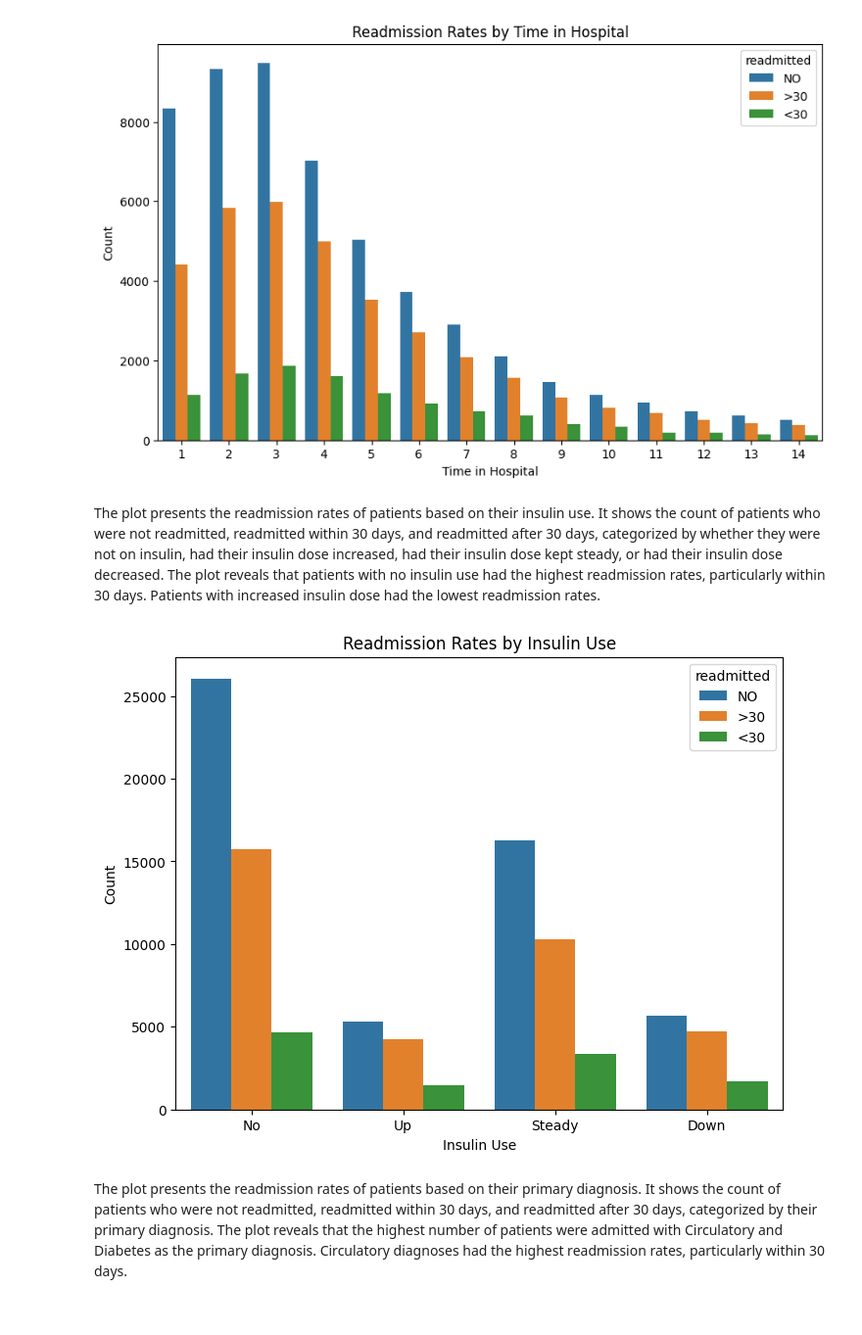
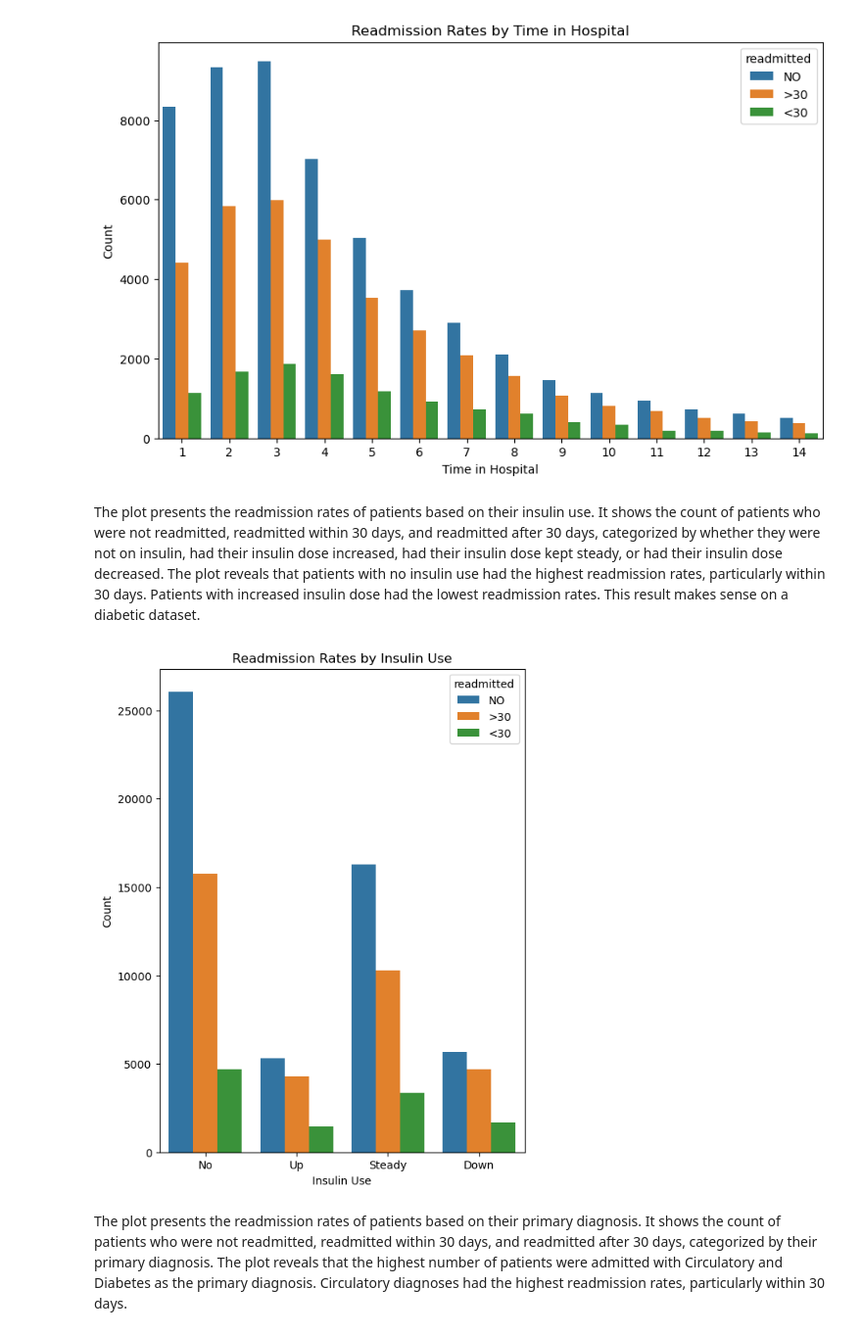
Before and after one commit to cs418-fa24/project-check-in-team-7, a Jupyter notebook: patient_readmission_ML_Modelling.ipynb, the cells around one changed output. Shown at 98% size. Drawn from its saved outputs; the diff is of its cells as text; code cells hidden in the pictures.

```diff
--- a/patient_readmission_ML_Modelling.ipynb
+++ b/patient_readmission_ML_Modelling.ipynb
@@ -502,16 +346,16 @@ plt.show()
 # %% [output]
 [figure]
 # %% [markdown]
-The plot presents the readmission rates of patients based on their insulin use. It shows the count of patients who were not readmitted, readmitted within 30 days, and readmitted after 30 days, categorized by whether they were not on insulin, had their insulin dose increased, had their insulin dose kept steady, or had their insulin dose decreased. The plot reveals that patients with no insulin use had the highest readmission rates, particularly within 30 days. Patients with increased insulin dose had the lowest readmission rates.
+The plot presents the readmission rates of patients based on their insulin use. It shows the count of patients who were not readmitted, readmitted within 30 days, and readmitted after 30 days, categorized by whether they were not on insulin, had their insulin dose increased, had their insulin dose kept steady, or had their insulin dose decreased. The plot reveals that patients with no insulin use had the highest readmission rates, particularly within 30 days. Patients with increased insulin dose had the lowest readmission rates. This result makes sense on a diabetic dataset.
 # %%
-plt.figure(figsize=(8, 6))
+plt.figure(figsize=(6, 8))
 sns.countplot(x='insulin', hue='readmitted', data=df)
 plt.title('Readmission Rates by Insulin Use')
 plt.xlabel('Insulin Use')
 plt.ylabel('Count')
 plt.show()
 # %% [output]
-[figure, old version]
+[figure, new version]
 # %% [markdown]
 The plot presents the readmission rates of patients based on their primary diagnosis. It shows the count of patients who were not readmitted, readmitted within 30 days, and readmitted after 30 days, categorized by their primary diagnosis. The plot reveals that the highest number of patients were admitted with Circulatory and Diabetes as the primary diagnosis. Circulatory diagnoses had the highest readmission rates, particularly within 30 days.
 # %%
```
Also changed, not shown: parts of 22 cells of this notebook.
